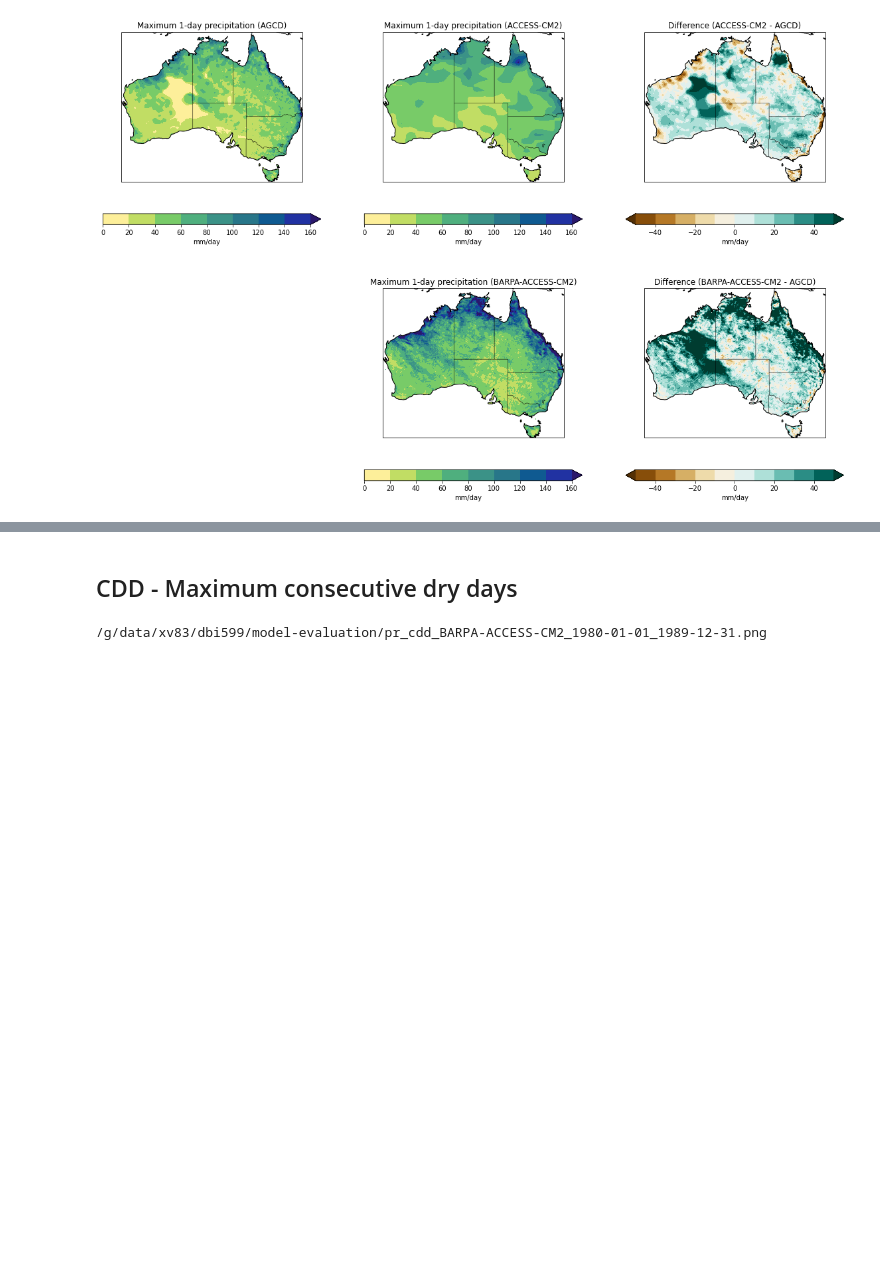
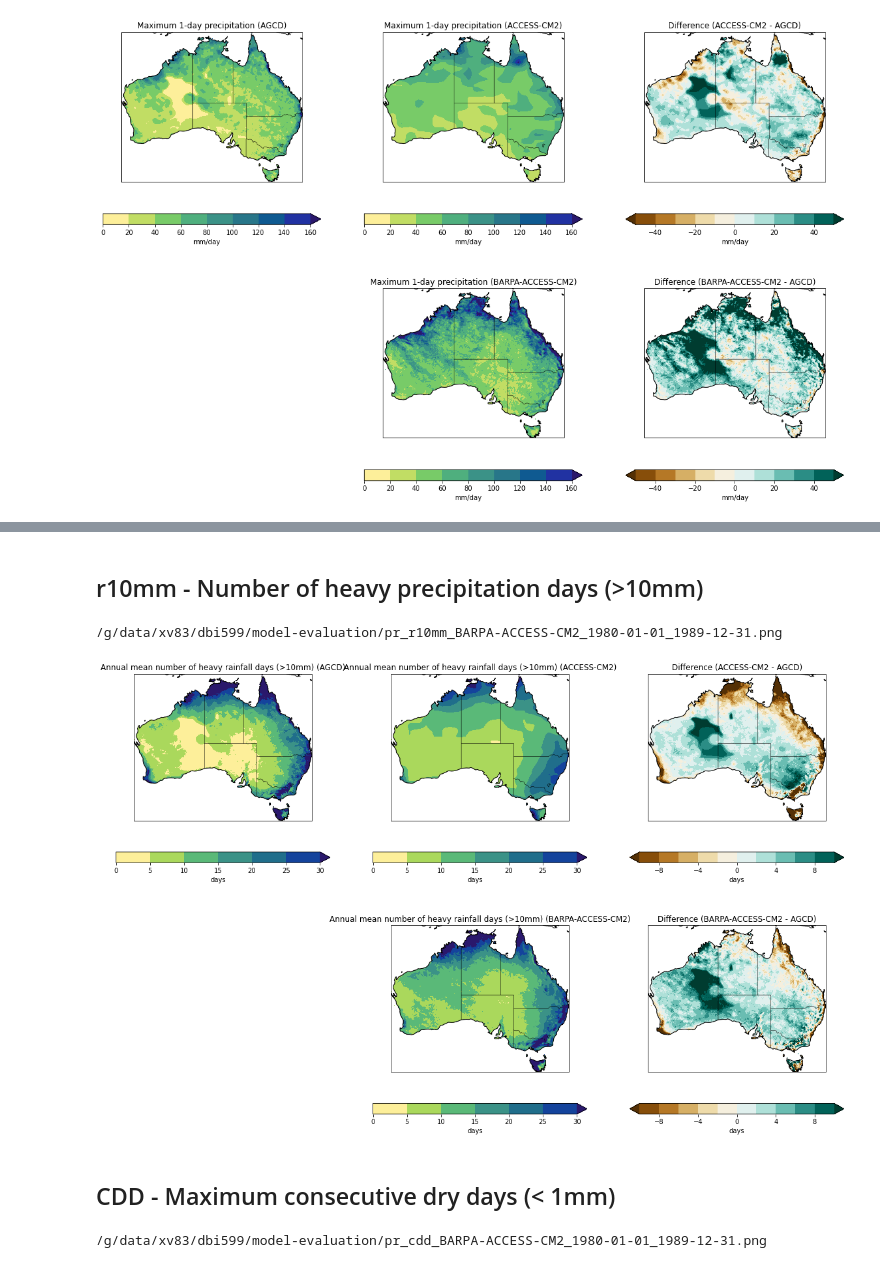
Before and after one commit to AusClimateService/model-evaluation, a Jupyter notebook: pr_extremes.ipynb, the cells around one changed output, grey strips where cells are left out. Saved outputs shown, nothing was run; the diff lists cells and outputs as text; code cells hidden in the pictures; blank space fills up the shorter version.

```diff
--- a/pr_extremes.ipynb
+++ b/pr_extremes.ipynb
@@ -59,5 +50,38 @@ def read_data(infile, regrid=False, time_bounds=None):
     annual_mean = annual_mean.compute()
 
     return annual_mean
+# %%
+def plot_index(var_name, index_name, data_levels, diff_levels):
+    """Plot a climate index"""
+
+    index_name_lower = index_name.lower()
+    infiles = {}
+    infiles['AGCD'] = f'/g/data/xv83/dbi599/indices/{index_name_lower}_year_AGCD_v1_r005_1900-2021.nc'
+    infiles['ACCESS-CM2'] = f'/g/data/xv83/dbi599/indices/{index_name_lower}_year_ACCESS-CM2_historical_r4i1p1f1_gn_1850-2014.nc'
+    infiles['BARPA'] = f'/g/data/xv83/dbi599/indices/{index_name_lower}_year_BOM-BARPA-R-ACCESS-CM2_historical_r4i1p1f1_1980-1989.nc'
+
+    annual_mean = {}
+    annual_mean['AGCD'] = read_data(
+        infiles['AGCD'], regrid=False, time_bounds=[start_date, end_date]
+    )
+
+    for model in ['ACCESS-CM2', 'BARPA']:
+        annual_mean[model] = read_data(
+            infiles[model], regrid=annual_mean['AGCD'], time_bounds=[start_date, end_date]
+        )
+
+    plotting.compare_agcd_gcm_rcm(
+        annual_mean['AGCD'][index_name],
+        annual_mean['ACCESS-CM2'][index_name],
+        var_name,
+        index_name_lower,
+        'ACCESS-CM2',
+        'BARPA',
+        start_date,
+        end_date,
+        data_levels,
+        diff_levels,
+        rcm_da=annual_mean['BARPA'][index_name],
+)
 # %% [markdown]
 ## rx1day
@@ -95,2 +102,14 @@ plotting.compare_agcd_gcm_rcm(
+# %% [markdown]
+## r10mm - Number of heavy precipitation days (>10mm)
+# %%
+plot_index(
+    'pr',
+    'R10mm',
+    [0, 5, 10, 15, 20, 25, 30],
+    [-10, -8, -6, -4, -2, 0, 2, 4, 6, 8, 10],
+)
+# %% [output]
+/g/data/xv83/dbi599/model-evaluation/pr_r10mm_BARPA-ACCESS-CM2_1980-01-01_1989-12-31.png
+[figure, added]
 # %% [markdown]
-## CDD - Maximum consecutive dry days
+## CDD - Maximum consecutive dry days (< 1mm)
```
Also changed, not shown: parts of 17 cells of this notebook, 2 other files.
